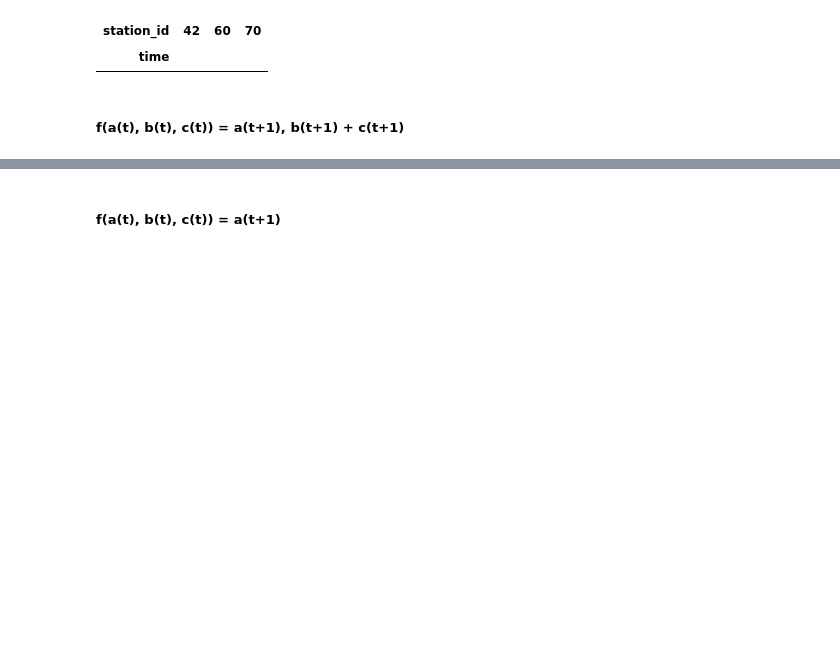
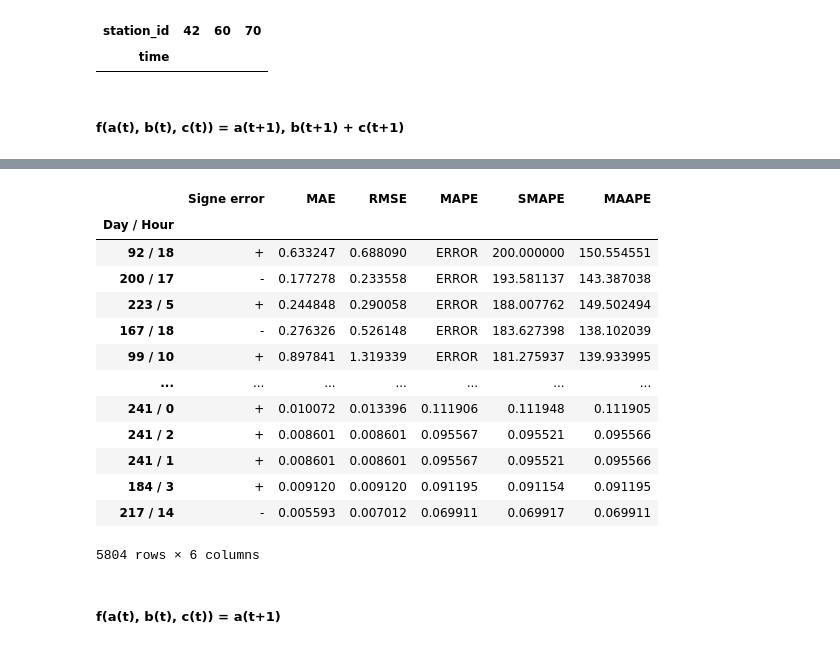
Before and after one commit to Desmoniak/Simple_Federated_Learning, a Jupyter notebook: NoteBooks/Bike/Multivariate/Centralized_Version/LSTM_forecasting_on_bike_availability_3_stations.ipynb, the cells around one changed output, grey strips where cells are left out. Drawn from its saved outputs; the diff is of its cells as text; code cells hidden in the pictures; blank space fills up the shorter version.

```diff
--- a/NoteBooks/Bike/Multivariate/Centralized_Version/LSTM_forecasting_on_bike_availability_3_stations.ipynb
+++ b/NoteBooks/Bike/Multivariate/Centralized_Version/LSTM_forecasting_on_bike_availability_3_stations.ipynb
@@ -386,6 +421,8 @@ def result_prediction_by_day(predictions, actuals):
 def result_prediction_by_hour(predictions, actuals):
     indices_by_hour = []
     EPSILON = 1e-5
+
+    data = []
     for i in range(1):
         grouped_data = test_data.groupby(pd.Grouper(freq='H'))
         for name , group in grouped_data:
@@ -395,24 +432,25 @@ def result_prediction_by_hour(predictions, actuals):
         for name, indice in indices_by_hour:
             y_pred = predictions[indice-window_size,i]
             y_true = actuals[indice-window_size,i]
-            if len(y_pred) != 0 and len(y_true) != 0:
+            if len(y_pred) != 0 and len(y_true != 0) :
+                signe = "-" if np.mean(y_pred - y_true) < 0 else "+"
                 mae = mean_absolute_error(y_true, y_pred)
-                #mpe = np.mean((y_true - y_pred)/y_true + EPSILON) * 100
-                mape = mean_absolute_percentage_error(y_true, y_pred)
-                signe = "-" if np.mean(y_pred - y_true) < 0 else "+"
-                smape = np.mean(2 * np.abs(y_pred - y_true) / (np.abs(y_true) + np.abs(y_pred)))
                 rmse = np.sqrt(mean_squared_error(y_true, y_pred))
-                maape =  np.mean(np.arctan(np.abs((y_true - y_pred) / (y_true + EPSILON))))
-                # Add evaluation metrics to the plot
-                print(f'\n day: {name.timetuple().tm_yday} hour: {name.hour}')
-                print(f'MAE: {mae:.2f}')
-                # if (mape < 1 and mape > 0):
-                #     print(f'MAPE: {mape:.2f}')
-                #print(f'MPE: {mpe:.2f}')
-                print(f'Signe error: {signe}')
-                print(f'SMAPE: {smape:.2f}')
-                print(f'RMSE: {rmse:.2f}')
-                print(f'MAAPE: {maape:.2f}')
+                mape = mean_absolute_percentage_error(y_true, y_pred)*100
+                if (mape > 1 or mape < 0):
+                    mape = "ERROR"
+                smape = np.mean(2 * np.abs(y_pred - y_true) / (np.abs(y_true) + np.abs(y_pred)))*100
+                maape =  np.mean(np.arctan(np.abs((y_true - y_pred) / (y_true + EPSILON))))*100
+
+                # Ajouter une ligne au tableau avec le nom du mois et les metrics
+                data.append([f'{name.timetuple().tm_yday} / {name.hour}', signe, mae, rmse, mape, smape, maape])
+
+    # Créer un DataFrame avec les données du tableau et les noms des colonnes
+    df = pd.DataFrame(data, columns=['Day / Hour', 'Signe error', 'MAE', 'RMSE', 'MAPE', 'SMAPE', 'MAAPE'])
+    # Définir le mois comme index du DataFrame
+    df.set_index('Day / Hour', inplace=True)
+    # Retourner le DataFrame
+    return df
 # %% [markdown]
 ## Trying to forecast the availability of bikes
 # %%
@@ -614,3 +630,21 @@ Sign
+# %%
+results_hour = result_prediction_by_hour(predictions_n_to_n, actuals_n_to_n)
+results_hour.sort_values(["SMAPE"], ascending=False)
+# %% [output]
+|  | Signe error | MAE | RMSE | MAPE | SMAPE | MAAPE |
+| Day / Hour |  |  |  |  |  |  |
+| 92 / 18 | + | 0.633247 | 0.688090 | ERROR | 200.000000 | 150.554551 |
+| 200 / 17 | - | 0.177278 | 0.233558 | ERROR | 193.581137 | 143.387038 |
+| 223 / 5 | + | 0.244848 | 0.290058 | ERROR | 188.007762 | 149.502494 |
+| 167 / 18 | - | 0.276326 | 0.526148 | ERROR | 183.627398 | 138.102039 |
+| 99 / 10 | + | 0.897841 | 1.319339 | ERROR | 181.275937 | 139.933995 |
+| ... | ... | ... | ... | ... | ... | ... |
+| 241 / 0 | + | 0.010072 | 0.013396 | 0.111906 | 0.111948 | 0.111905 |
+| 241 / 2 | + | 0.008601 | 0.008601 | 0.095567 | 0.095521 | 0.095566 |
+| 241 / 1 | + | 0.008601 | 0.008601 | 0.095567 | 0.095521 | 0.095566 |
+| 184 / 3 | + | 0.009120 | 0.009120 | 0.091195 | 0.091154 | 0.091195 |
+| 217 / 14 | - | 0.005593 | 0.007012 | 0.069911 | 0.069917 | 0.069911 |
+5804 rows × 6 columns
 # %% [markdown]
 ##### f(a(t), b(t), c(t)) = a(t+1)
 # %%
```
Also changed, not shown: parts of 23 cells of this notebook.
